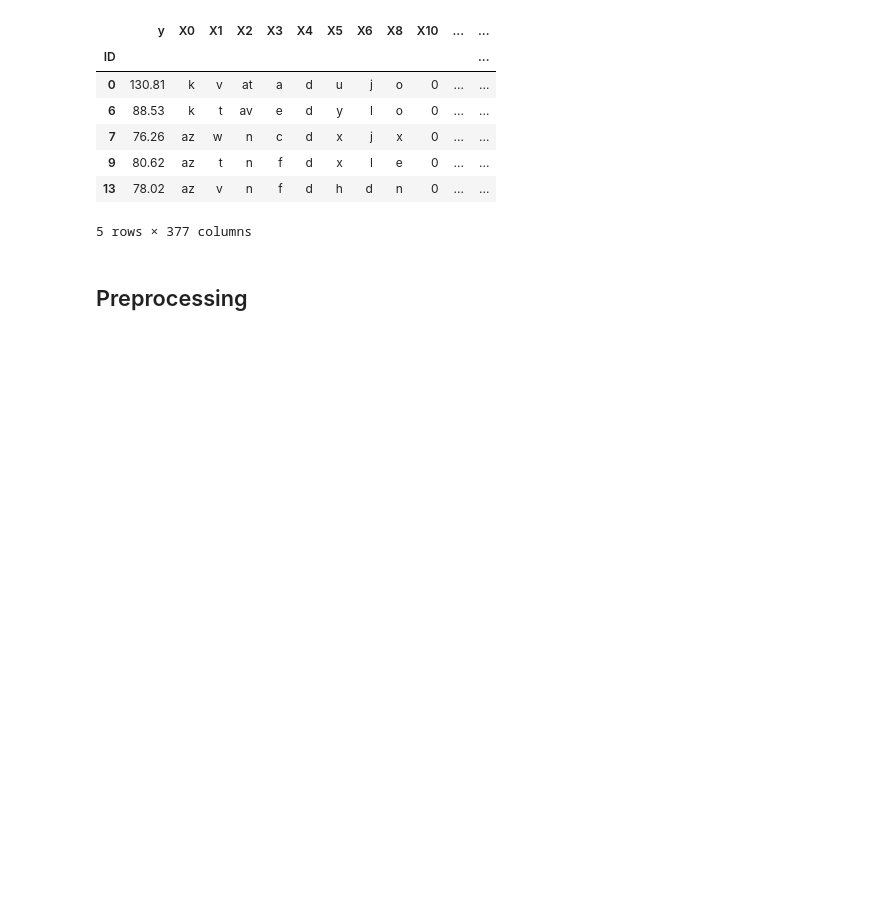
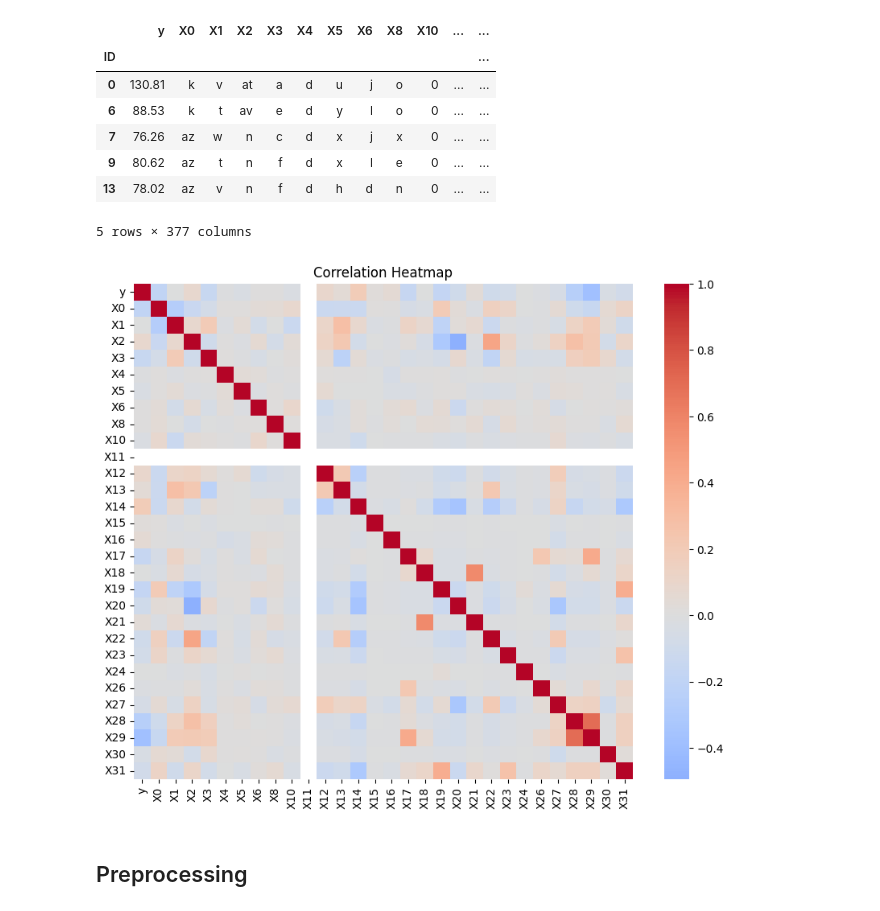
Before and after one commit to beslirum/case-2-kod-adi-dijital, a Jupyter notebook: notebooks/random_forest_training.ipynb, the cells around one changed output. Saved outputs shown, nothing was run; the diff lists cells and outputs as text; code cells hidden in the pictures; blank space fills up the shorter version.

Commit message:
add visualizations

```diff
--- a/notebooks/random_forest_training.ipynb
+++ b/notebooks/random_forest_training.ipynb
@@ -23,6 +23,12 @@ df.head()
 | 9 | 80.62 | az | t | n | f | d | x | l | e | 0 | ... | ... |
 | 13 | 78.02 | az | v | n | f | d | h | d | n | 0 | ... | ... |
 5 rows × 377 columns
+# %%
+from visualization import plot_correlation_heatmap
+
+plot_correlation_heatmap(df.iloc[:, :30])
+# %% [output]
+[figure, added]
 # %% [markdown]
 ## Preprocessing
 # %%
```
Also changed, not shown: parts of 5 cells of this notebook.
